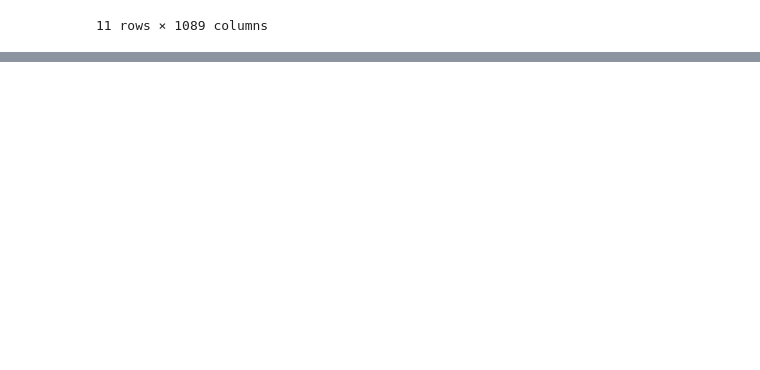
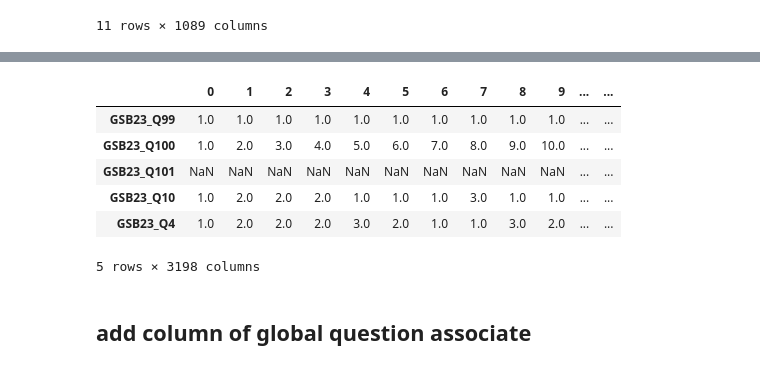
Before and after one commit to hhueber/IDHEAP-Datahub, a Jupyter notebook: notebook/global_question_longitudinality.ipynb, the cells around one changed output, grey strips where cells are left out. Cells and saved outputs as stored; diff of their text form; code cells hidden in the pictures; blank space fills up the shorter version.

```diff
--- a/notebook/global_question_longitudinality.ipynb
+++ b/notebook/global_question_longitudinality.ipynb
@@ -56,0 +63,32 @@ spr_df.head()
+# %%
+def extract_first_two_digits(id_str):
+    if id_str.startswith("GSB"):
+        match = re.search(r'\d{2}', id_str)  # Cherche les deux premiers chiffres
+        return match.group(0) if match else None
+    else:
+        # Si l'ID ne commence pas par "GSB", on cherche 4 chiffres collés
+        match = re.search(r'(\d{4})', id_str)  # Cherche un groupe de 4 chiffres
+        return match.group(0) if match else None
+# %%
+df_commune_responses_combined["year"] = df_commune_responses_combined.index.map(extract_first_two_digits)
+df_commune_responses_combined["year"] = df_commune_responses_combined["year"].apply(
+    lambda x: (int(x) + 1900) if pd.notna(x) and x.isdigit() and int(x) >= 50 else (
+        (int(x) + 2000) if pd.notna(x) and x.isdigit() else None
+    )
+)
+
+df_commune_responses_combined['year'] = df_commune_responses_combined['year'].fillna(-1).astype(int)
+df_commune_responses_combined['year'] = df_commune_responses_combined['year'].replace(-1, pd.NA)
+
+
+df_commune_responses_combined.head()
+# %% [output]
+|  | 0 | 1 | 2 | 3 | 4 | 5 | 6 | 7 | 8 | 9 | ... | ... |
+| GSB23_Q99 | 1.0 | 1.0 | 1.0 | 1.0 | 1.0 | 1.0 | 1.0 | 1.0 | 1.0 | 1.0 | ... | ... |
+| GSB23_Q100 | 1.0 | 2.0 | 3.0 | 4.0 | 5.0 | 6.0 | 7.0 | 8.0 | 9.0 | 10.0 | ... | ... |
+| GSB23_Q101 | NaN | NaN | NaN | NaN | NaN | NaN | NaN | NaN | NaN | NaN | ... | ... |
+| GSB23_Q10 | 1.0 | 2.0 | 2.0 | 2.0 | 1.0 | 1.0 | 1.0 | 3.0 | 1.0 | 1.0 | ... | ... |
+| GSB23_Q4 | 1.0 | 2.0 | 2.0 | 2.0 | 3.0 | 2.0 | 1.0 | 1.0 | 3.0 | 2.0 | ... | ... |
+5 rows × 3198 columns
+# %% [markdown]
+## add column of global question associate
```
Also changed, not shown: parts of 18 cells of this notebook, 1 other file.
